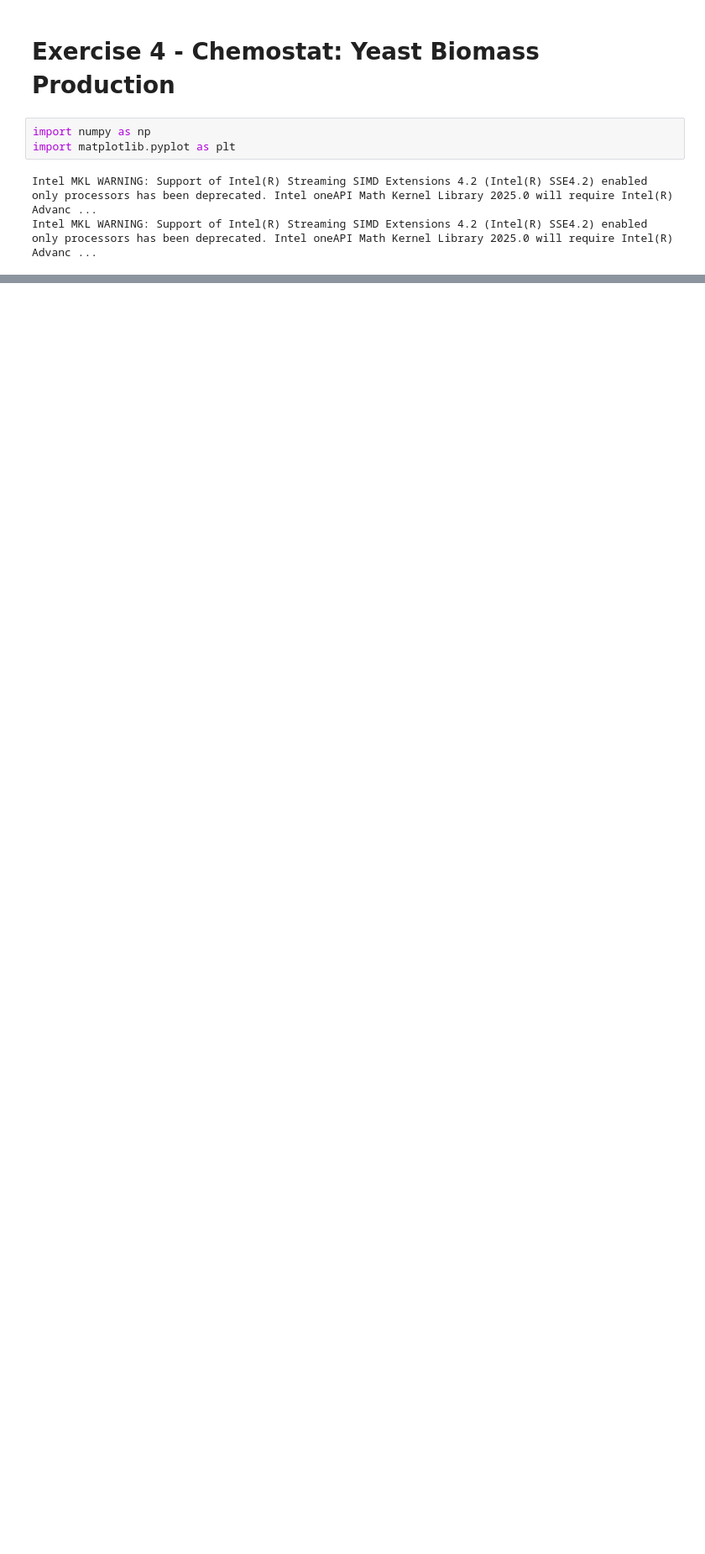
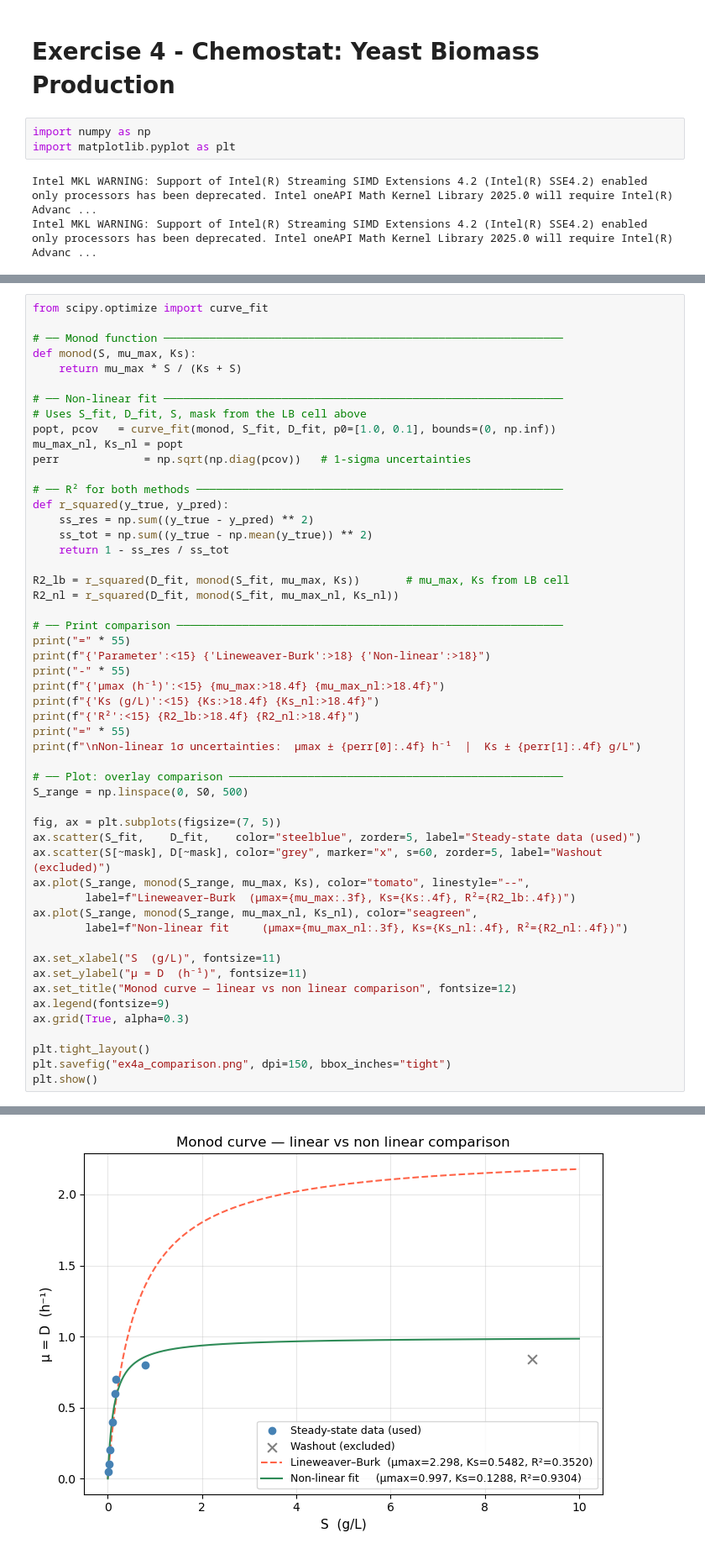
Before and after one commit to vicollari/bioreactor_simulation, a Jupyter notebook: bioreactor_simulation/project2/exercise4.ipynb, the cells around one changed output, grey strips where cells are left out. Shown at 84% size. Drawn from its saved outputs; the diff is of its cells as text; blank space fills up the shorter version.

```diff
--- a/bioreactor_simulation/project2/exercise4.ipynb
+++ b/bioreactor_simulation/project2/exercise4.ipynb
@@ -124,0 +129,53 @@ The double-reciprocal transformation amplifies error at low $S$ values (high $1/
+# %%
+from scipy.optimize import curve_fit
+
+# ── Monod function ─────────────────────────────────────────────────────────────
+def monod(S, mu_max, Ks):
+    return mu_max * S / (Ks + S)
+
+# ── Non-linear fit ─────────────────────────────────────────────────────────────
+# Uses S_fit, D_fit, S, mask from the LB cell above
+popt, pcov   = curve_fit(monod, S_fit, D_fit, p0=[1.0, 0.1], bounds=(0, np.inf))
+mu_max_nl, Ks_nl = popt
+perr             = np.sqrt(np.diag(pcov))   # 1-sigma uncertainties
+
+# ── R² for both methods ────────────────────────────────────────────────────────
+def r_squared(y_true, y_pred):
+    ss_res = np.sum((y_true - y_pred) ** 2)
+    ss_tot = np.sum((y_true - np.mean(y_true)) ** 2)
+    return 1 - ss_res / ss_tot
+
+R2_lb = r_squared(D_fit, monod(S_fit, mu_max, Ks))       # mu_max, Ks from LB cell
+R2_nl = r_squared(D_fit, monod(S_fit, mu_max_nl, Ks_nl))
+
+# ── Print comparison ───────────────────────────────────────────────────────────
+print("=" * 55)
+print(f"{'Parameter':<15} {'Lineweaver-Burk':>18} {'Non-linear':>18}")
+print("-" * 55)
+print(f"{'µmax (h⁻¹)':<15} {mu_max:>18.4f} {mu_max_nl:>18.4f}")
+print(f"{'Ks (g/L)':<15} {Ks:>18.4f} {Ks_nl:>18.4f}")
+print(f"{'R²':<15} {R2_lb:>18.4f} {R2_nl:>18.4f}")
+print("=" * 55)
+print(f"\nNon-linear 1σ uncertainties:  µmax ± {perr[0]:.4f} h⁻¹  |  Ks ± {perr[1]:.4f} g/L")
+
+# ── Plot: overlay comparison ───────────────────────────────────────────────────
+S_range = np.linspace(0, S0, 500)
+
+fig, ax = plt.subplots(figsize=(7, 5))
+ax.scatter(S_fit,    D_fit,    color="steelblue", zorder=5, label="Steady-state data (used)")
+ax.scatter(S[~mask], D[~mask], color="grey", marker="x", s=60, zorder=5, label="Washout (excluded)")
+ax.plot(S_range, monod(S_range, mu_max, Ks), color="tomato", linestyle="--",
+        label=f"Lineweaver–Burk  (µmax={mu_max:.3f}, Ks={Ks:.4f}, R²={R2_lb:.4f})")
+ax.plot(S_range, monod(S_range, mu_max_nl, Ks_nl), color="seagreen",
+        label=f"Non-linear fit     (µmax={mu_max_nl:.3f}, Ks={Ks_nl:.4f}, R²={R2_nl:.4f})")
+
+ax.set_xlabel("S  (g/L)", fontsize=11)
+ax.set_ylabel("µ = D  (h⁻¹)", fontsize=11)
+ax.set_title("Monod curve — linear vs non linear comparison", fontsize=12)
+ax.legend(fontsize=9)
+ax.grid(True, alpha=0.3)
+
+plt.tight_layout()
+plt.savefig("ex4a_comparison.png", dpi=150, bbox_inches="tight")
+plt.show()
+# %% [output]
@@ -124,0 +191 @@ The double-reciprocal transformation amplifies error at low $S$ values (high $1/
+[figure, added]
```
Also changed, not shown: parts of 5 cells of this notebook, 2 other files.
